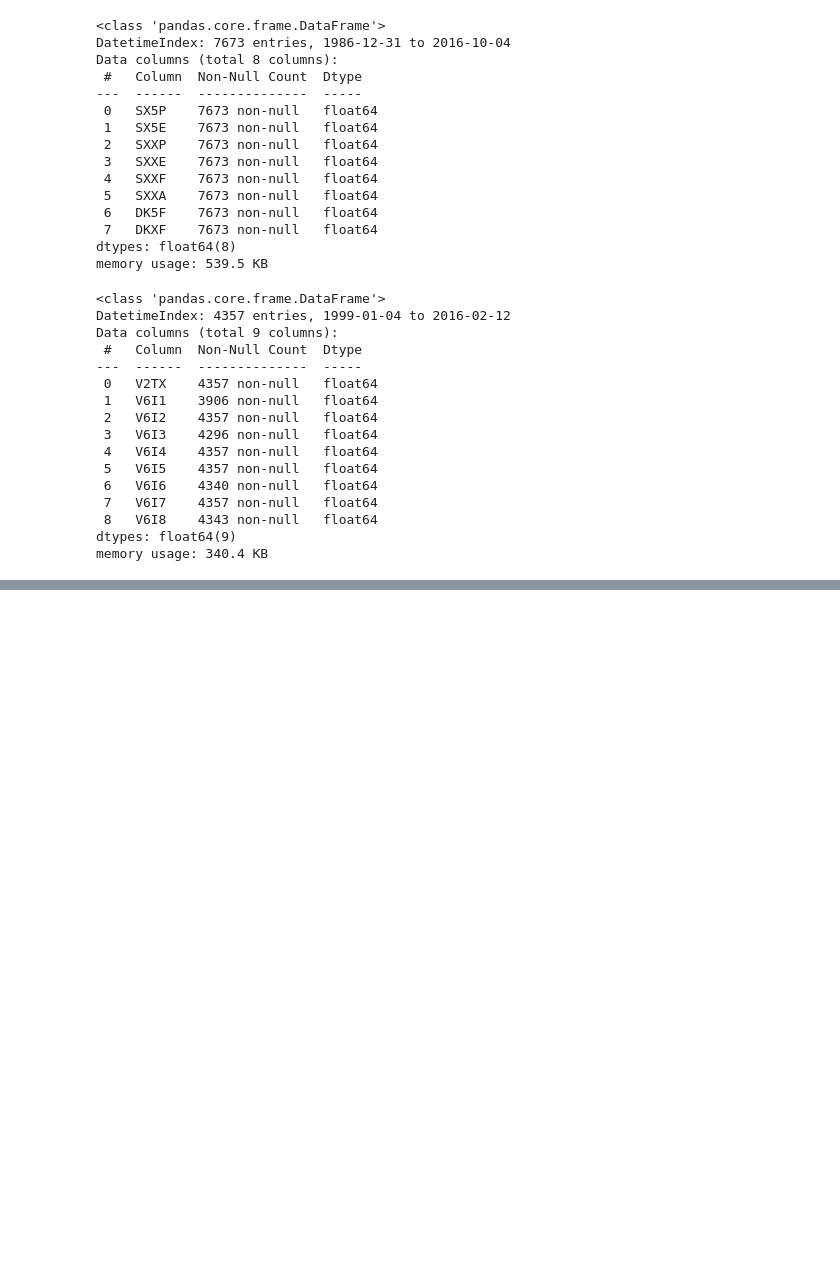
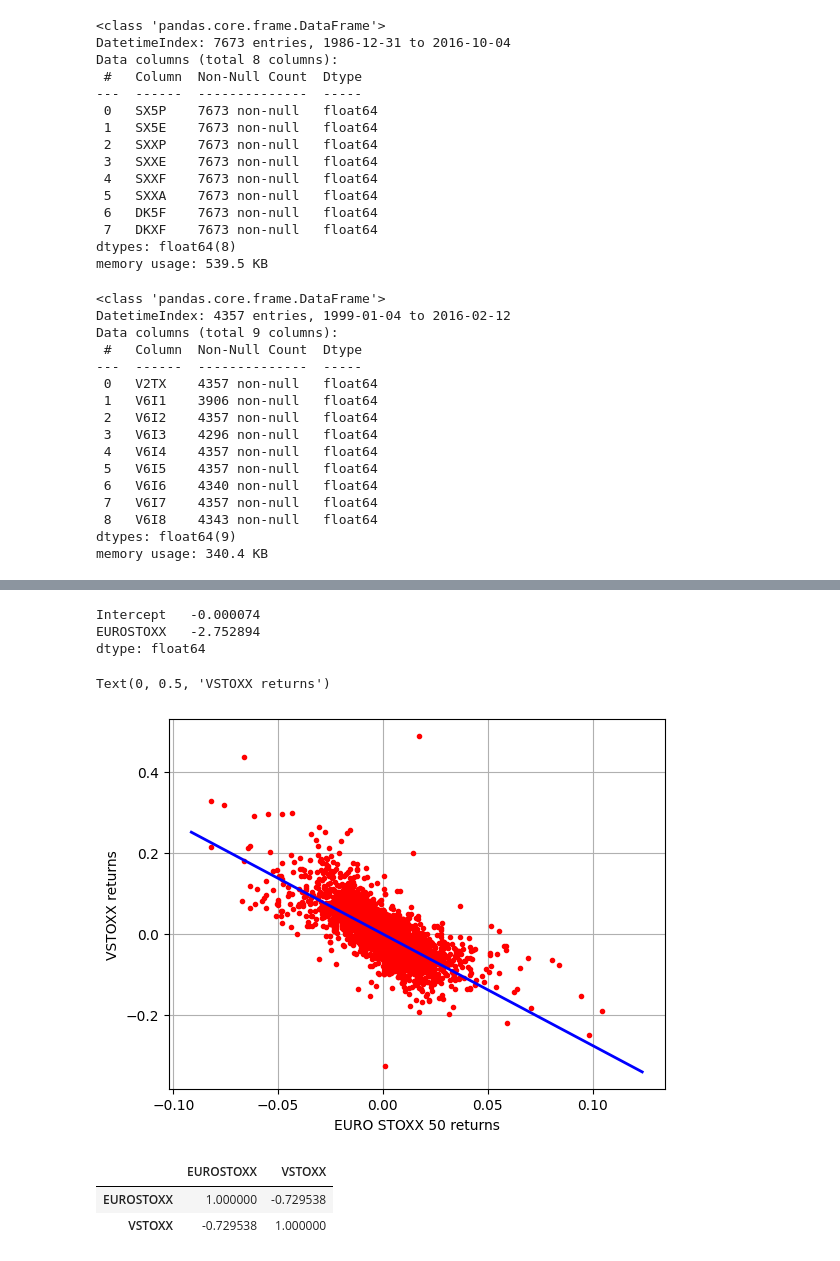
Before and after one commit to casslee1351/Finance-Portfolio, a Jupyter notebook: finance_portfolio_examples.ipynb, the cells around one changed output, grey strips where cells are left out. Saved outputs shown, nothing was run; the diff lists cells and outputs as text; code cells hidden in the pictures; blank space fills up the shorter version.

```diff
--- a/finance_portfolio_examples.ipynb
+++ b/finance_portfolio_examples.ipynb
@@ -226,0 +281,5 @@ memory usage: 340.4 KB
+# %%
+# EUROSTOXX is independent variable, VSTOXX is the response
+
+model = sm.ols(formula="VSTOXX ~ EUROSTOXX", data=rets).fit()
+print(model.summary())
@@ -226,0 +304,7 @@ memory usage: 340.4 KB
+# %%
+model.params
+# there is a negative correlation
+# %% [output]
+Intercept   -0.000074
+EUROSTOXX   -2.752894
+dtype: float64
@@ -226,0 +313,19 @@ memory usage: 340.4 KB
+# %%
+plt.plot(rets['EUROSTOXX'], rets['VSTOXX'], 'r.')
+ax = plt.axis()
+x = np.linspace(ax[0], ax[1] + 0.01)
+plt.plot(x, model.params['Intercept'] + model.params['EUROSTOXX'] * x, 'b', lw=2)
+plt.grid(True)
+plt.axis('tight')
+plt.xlabel('EURO STOXX 50 returns')
+plt.ylabel('VSTOXX returns')
+# %% [output]
+Text(0, 0.5, 'VSTOXX returns')
+[figure, added]
+# %%
+# calculate correlation between the two directly
+rets.corr()
+# %% [output]
+|  | EUROSTOXX | VSTOXX |
+| EUROSTOXX | 1.000000 | -0.729538 |
+| VSTOXX | -0.729538 | 1.000000 |
```
Also changed, not shown: parts of 14 cells of this notebook.
